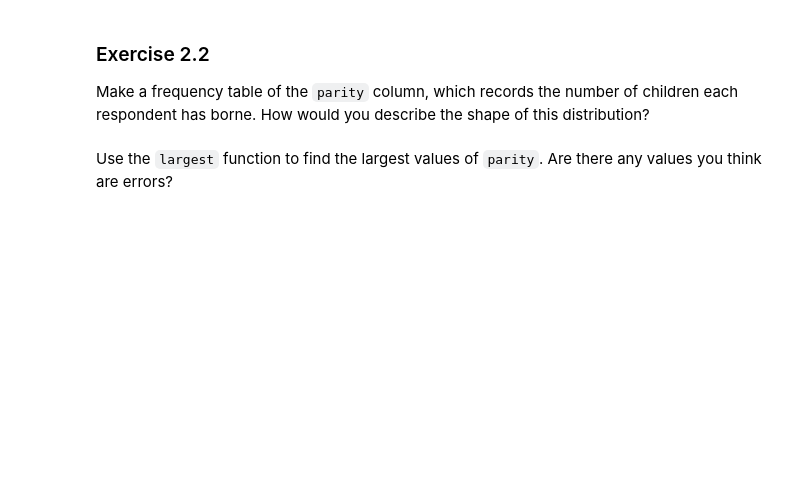
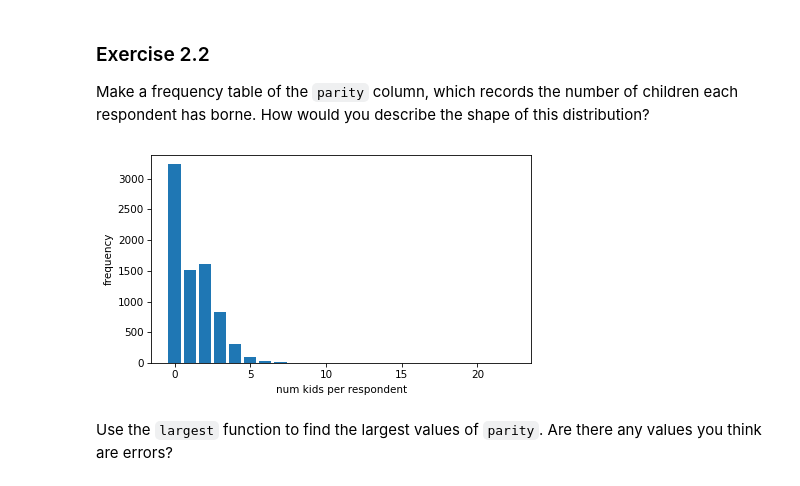
Before and after one commit to nsubordin81/coding-scratch, a Jupyter notebook: think_stats/chap02.ipynb, the cells around one changed output. Cells and saved outputs as stored; diff of their text form; code cells hidden in the pictures; blank space fills up the shorter version.

```diff
--- a/think_stats/chap02.ipynb
+++ b/think_stats/chap02.ipynb
@@ -500,5 +511,10 @@ Make a frequency table of the `parity` column, which records the number of child
 How would you describe the shape of this distribution?
 # %%
 # Solution goes here
+r_parity = FreqTab.from_seq(resp["parity"])
+r_parity.bar()
+decorate(xlabel = "num kids per respondent", ylabel="frequency")
+# %% [output]
+[figure, added]
 # %%
 # Solution goes here
```
Also changed, not shown: parts of 6 cells of this notebook.
